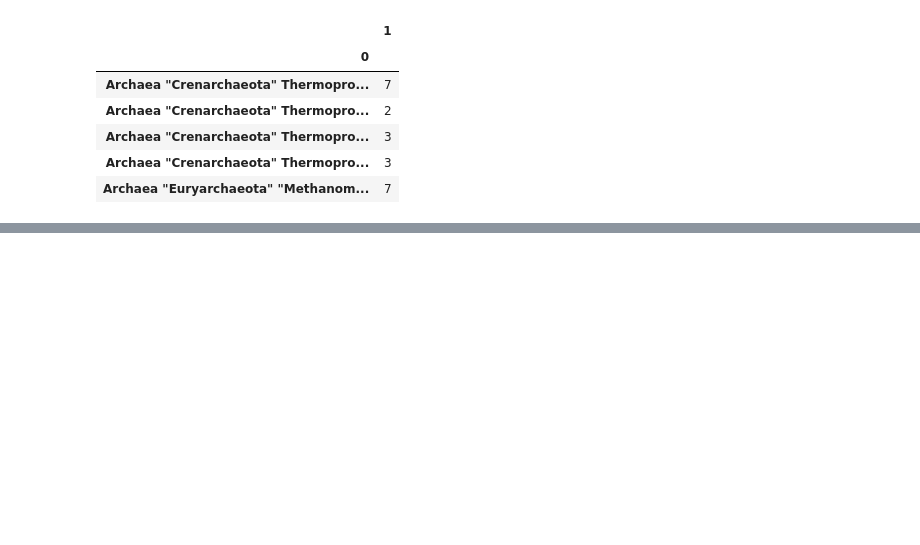
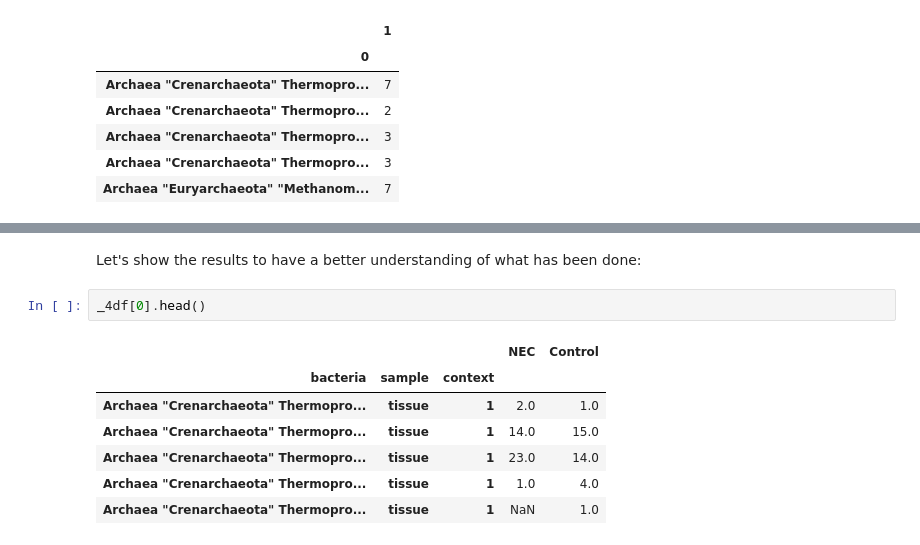
Before and after one commit to LucaZampieri/ADA_homework_LMX, a Jupyter notebook: 01_Pandas and Data Wrangling/Homework 1.ipynb, the cells around one changed output, grey strips where cells are left out. Drawn from its saved outputs; the diff is of its cells as text; blank space fills up the shorter version.

```diff
--- a/01_Pandas and Data Wrangling/Homework 1.ipynb
+++ b/01_Pandas and Data Wrangling/Homework 1.ipynb
@@ -279,0 +165,12 @@ For each of the following questions state clearly your assumptions and discuss y
+# %% [markdown]
+Let's show the results to have a better understanding of what has been done:
+# %%
+_4df[0].head()
+# %% [output]
+|  |  |  | NEC | Control |
+| bacteria | sample | context |  |  |
+| Archaea "Crenarchaeota" Thermopro... | tissue | 1 | 2.0 | 1.0 |
+| Archaea "Crenarchaeota" Thermopro... | tissue | 1 | 14.0 | 15.0 |
+| Archaea "Crenarchaeota" Thermopro... | tissue | 1 | 23.0 | 14.0 |
+| Archaea "Crenarchaeota" Thermopro... | tissue | 1 | 1.0 | 4.0 |
+| Archaea "Crenarchaeota" Thermopro... | tissue | 1 | NaN | 1.0 |
```
Also changed, not shown: parts of 41 cells of this notebook, 10 other files.
